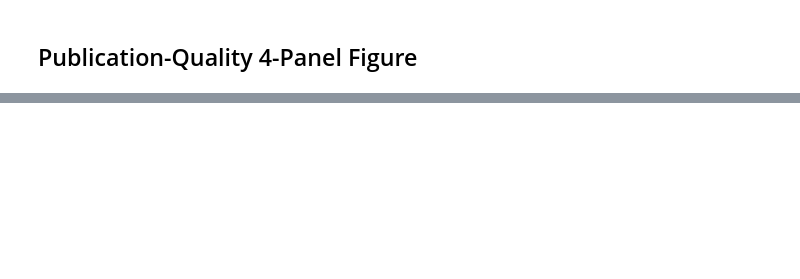
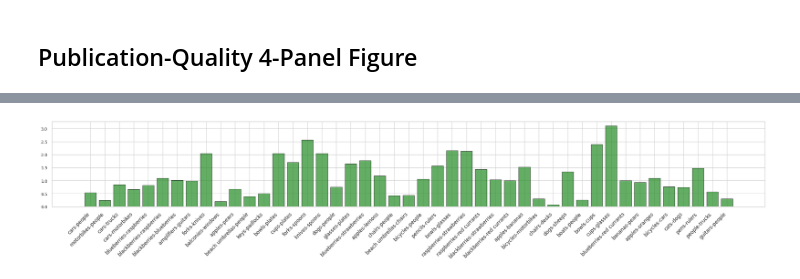
Before and after one commit to ciampluca/PrACo, a Jupyter notebook: data/multiclass-dataset/stats.ipynb, the cells around one changed output, grey strips where cells are left out. Saved outputs shown, nothing was run; the diff lists cells and outputs as text; code cells hidden in the pictures; blank space fills up the shorter version.

```diff
--- a/data/multiclass-dataset/stats.ipynb
+++ b/data/multiclass-dataset/stats.ipynb
@@ -819,0 +850,86 @@ Panel (d) includes 45 classes with sufficient point data for NND calculation.
+# %%
+# Calculate cluster-ability for top co-occurring class pairs
+# Cluster-ability measures how well the two classes form distinct spatial clusters
+# Higher values indicate better separability (distinct clusters)
+
+from scipy.spatial.distance import cdist
+
+# Build mapping from class index to class name
+idx_to_class = {int(k): v for k, v in class_mapping.items()}
+
+# Calculate separability for each co-occurring pair
+pair_separability = {}
+
+for (cls1, cls2), cooccur_count in top_cooccur_pairs:
+    cluster_scores = []
+
+    # Go through all images where both classes appear
+    for img_name, class_counts in class_counts_per_image.items():
+        if class_counts.get(cls1, 0) > 0 and class_counts.get(cls2, 0) > 0:
+            # Get point annotations for this image
+            if img_name in annotations and 'points' in annotations[img_name] and 'classes' in annotations[img_name]:
+                points = np.array(annotations[img_name]['points'])
+                class_labels = annotations[img_name]['classes']
+
+                # Separate points by class
+                points_cls1 = []
+                points_cls2 = []
+
+                for point, cls_idx in zip(points, class_labels):
+                    class_name = idx_to_class.get(cls_idx)
+                    if class_name == cls1:
+                        points_cls1.append(point)
+                    elif class_name == cls2:
+                        points_cls2.append(point)
+
+                # Calculate cluster-ability if both classes have sufficient points
+                if len(points_cls1) >= 2 and len(points_cls2) >= 2:
+                    pts1 = np.array(points_cls1)
+                    pts2 = np.array(points_cls2)
+
+                    # Calculate intra-class compactness (average distance within each class)
+                    intra_dist_cls1 = cdist(pts1, pts1, metric='euclidean')
+                    avg_intra_cls1 = intra_dist_cls1[np.triu_indices_from(intra_dist_cls1, k=1)].mean()
+
+                    intra_dist_cls2 = cdist(pts2, pts2, metric='euclidean')
+                    avg_intra_cls2 = intra_dist_cls2[np.triu_indices_from(intra_dist_cls2, k=1)].mean()
+
+                    avg_intra = (avg_intra_cls1 + avg_intra_cls2) / 2
+
+                    # Calculate inter-class separation (distance between class centroids)
+                    centroid_cls1 = pts1.mean(axis=0)
+                    centroid_cls2 = pts2.mean(axis=0)
+                    inter_centroid_dist = np.linalg.norm(centroid_cls1 - centroid_cls2)
+
+                    # Cluster-ability score: ratio of between-cluster to within-cluster distance
+                    # Higher values = better separated clusters
+                    if avg_intra > 0:
+                        cluster_score = inter_centroid_dist / avg_intra
+                        cluster_scores.append(cluster_score)
+
+    # Average cluster-ability across all images where the pair co-occurs
+    if cluster_scores:
+        pair_separability[(cls1, cls2)] = np.mean(cluster_scores)
+    else:
+        pair_separability[(cls1, cls2)] = 0
+
+# Create plot
+ax.set_ylabel('Cluster-ability Score', fontsize=12)
+separability_values = [pair_separability.get((cls1, cls2), 0) for (cls1, cls2), count in top_cooccur_pairs]
+pair_labels_sep = [f"{cls1}-{cls2}" for (cls1, cls2), count in top_cooccur_pairs]
+fig, ax = plt.subplots(figsize=(25, 5))
+bars = ax.bar(range(len(pair_labels_sep)), separability_values,
+              edgecolor='black', alpha=0.7, color='forestgreen')
+ax.set_xticks(range(len(pair_labels_sep)))
+ax.set_xticklabels(pair_labels_sep, rotation=45, ha='right', fontsize=12)
+print(f"\nCluster-ability metric: Ratio of inter-class centroid distance to average intra-class distance")
+print(f"Higher values indicate better spatial clustering and separability between classes")
+
+plt.tight_layout()
+plt.savefig('stats/cooccurrence_separability.pdf', dpi=400, bbox_inches='tight')
+plt.show()
+
+print(f"Saved figure: stats/cooccurrence_separability.pdf")
+print(f"\nSeparability metric: Average distance from each point to nearest point of co-occurring class")
+print(f"Higher values indicate better spatial separation between classes")
+# %% [output]
@@ -819,0 +938 @@ Panel (d) includes 45 classes with sufficient point data for NND calculation.
+[figure, added]
```
Also changed, not shown: parts of 22 cells of this notebook, 1 other file.
